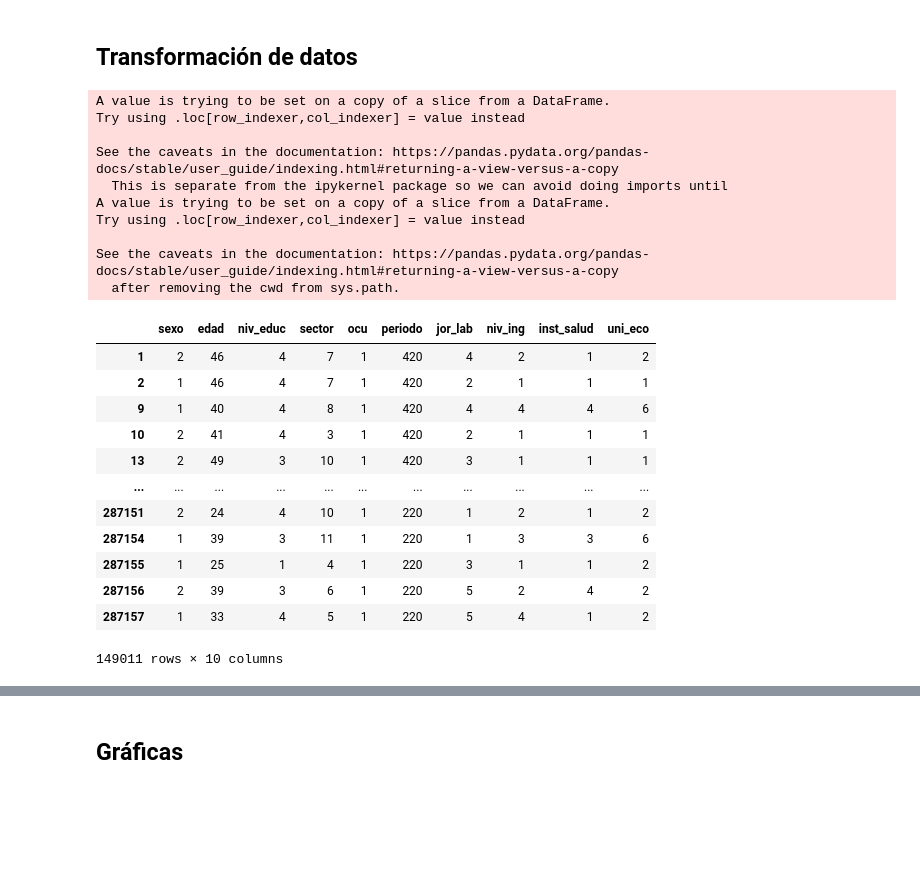
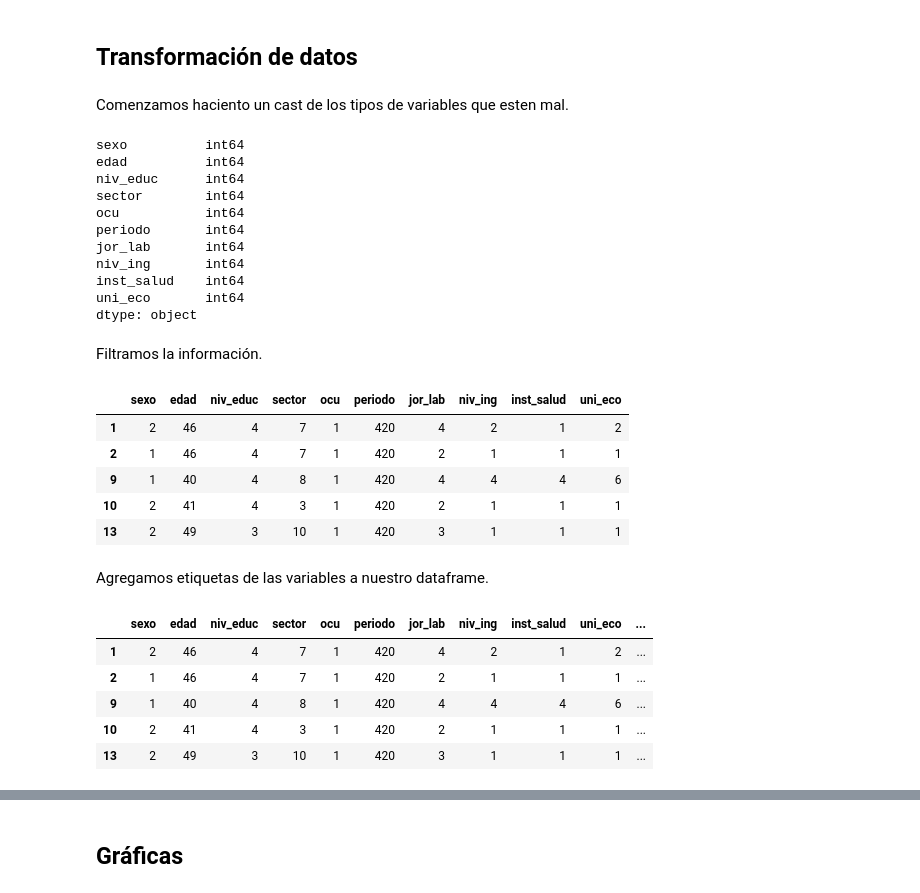
Before and after one commit to Walt9819/factores-impacto-desempleo-mexico, a Jupyter notebook: Python/FactoresDeImpactoEnDesempleoMX.ipynb, the cells around one changed output, grey strips where cells are left out. Cells and saved outputs as stored; diff of their text form; code cells hidden in the pictures; blank space fills up the shorter version.

```diff
--- a/Python/FactoresDeImpactoEnDesempleoMX.ipynb
+++ b/Python/FactoresDeImpactoEnDesempleoMX.ipynb
@@ -226,25 +211,30 @@ dtype: int64
 # %%
  # Eliminar filas con NaN
-
-df = df.dropna(axis=0, how='any')
+df.dropna(axis=0, how='any',inplace=True)
 # %% [markdown]
 ## Transformación de datos
+# %% [markdown]
+Comenzamos haciento un cast de los tipos de variables que esten mal.
 # %%
 # Transformacion de datos float a int
-
 df['sexo'] = df['sexo'].astype(int)
 df['edad'] = df['edad'].astype(int)
+
+df.dtypes
 # %% [output]
-A value is trying to be set on a copy of a slice from a DataFrame.
-Try using .loc[row_indexer,col_indexer] = value instead
-
-See the caveats in the documentation: https://pandas.pydata.org/pandas-docs/stable/user_guide/indexing.html#returning-a-view-versus-a-copy
-  This is separate from the ipykernel package so we can avoid doing imports until
-A value is trying to be set on a copy of a slice from a DataFrame.
-Try using .loc[row_indexer,col_indexer] = value instead
-
-See the caveats in the documentation: https://pandas.pydata.org/pandas-docs/stable/user_guide/indexing.html#returning-a-view-versus-a-copy
-  after removing the cwd from sys.path.
+sexo          int64
+edad          int64
+niv_educ      int64
+sector        int64
+ocu           int64
+periodo       int64
+jor_lab       int64
+niv_ing       int64
+inst_salud    int64
+uni_eco       int64
+dtype: object
+# %% [markdown]
+Filtramos la información.
 # %%
 # Filtros:
 
@@ -281,22 +271,17 @@ filtro_uni_eco = df['uni_eco']<7
 # Unión de filtros
 
 df = df[ocupadas & mayores_15 & menores_65 & filtro_niv_educ & filtro_jor_lab & filtro_niv_ing & filtro_inst_salud & filtro_uni_eco]
+
+df.head()
+# %% [output]
+|  | sexo | edad | niv_educ | sector | ocu | periodo | jor_lab | niv_ing | inst_salud | uni_eco |
+| 1 | 2 | 46 | 4 | 7 | 1 | 420 | 4 | 2 | 1 | 2 |
+| 2 | 1 | 46 | 4 | 7 | 1 | 420 | 2 | 1 | 1 | 1 |
+| 9 | 1 | 40 | 4 | 8 | 1 | 420 | 4 | 4 | 4 | 6 |
+| 10 | 2 | 41 | 4 | 3 | 1 | 420 | 2 | 1 | 1 | 1 |
+| 13 | 2 | 49 | 3 | 10 | 1 | 420 | 3 | 1 | 1 | 1 |
-# %%
-df
-# %% [output]
-|  | sexo | edad | niv_educ | sector | ocu | periodo | jor_lab | niv_ing | inst_salud | uni_eco |
-| 1 | 2 | 46 | 4 | 7 | 1 | 420 | 4 | 2 | 1 | 2 |
-| 2 | 1 | 46 | 4 | 7 | 1 | 420 | 2 | 1 | 1 | 1 |
-| 9 | 1 | 40 | 4 | 8 | 1 | 420 | 4 | 4 | 4 | 6 |
-| 10 | 2 | 41 | 4 | 3 | 1 | 420 | 2 | 1 | 1 | 1 |
-| 13 | 2 | 49 | 3 | 10 | 1 | 420 | 3 | 1 | 1 | 1 |
-| ... | ... | ... | ... | ... | ... | ... | ... | ... | ... | ... |
-| 287151 | 2 | 24 | 4 | 10 | 1 | 220 | 1 | 2 | 1 | 2 |
-| 287154 | 1 | 39 | 3 | 11 | 1 | 220 | 1 | 3 | 3 | 6 |
-| 287155 | 1 | 25 | 1 | 4 | 1 | 220 | 3 | 1 | 1 | 2 |
-| 287156 | 2 | 39 | 3 | 6 | 1 | 220 | 5 | 2 | 4 | 2 |
-| 287157 | 1 | 33 | 4 | 5 | 1 | 220 | 5 | 4 | 1 | 2 |
-149011 rows × 10 columns
+# %% [markdown]
+Agregamos etiquetas de las variables a nuestro dataframe.
 # %%
 # Etiquetas de variables
 
@@ -346,30 +331,39 @@ codigo_ingresos = {
     4 : 'Más de 3 hasta 5 salarios mínimos',
     5 : 'Más de 5 salarios mínimos',
     6 : 'No recibe ingresos'
 }
 
 df['ingresos_label'] = df['niv_ing'].map(codigo_ingresos)
 
 
 # Institucion de salud
 codigo_salud = {
     1 : 'Sin prestaciones',
     2 : 'Solo acceso a instituciones de salud',
     3 : 'Acceso de instituciones de salud y otras prestaciones',
     4 : 'No tiene acceso a instituciones de salud, pero si a otras prestaciones'
 }
 
 df['inst_salud_label'] = df['inst_salud'].map(codigo_salud)
 
 
 # Tamaño unidad económica
 codigo_unidad = {
     1 : 'Micro',
     2 : 'Micro',
     3 : 'Micro',
     4 : 'Pequeña',
     5 : 'Pequeña',
     6 : 'Mediana-Grande',
 }
 
 df['uni_eco_label'] = df['uni_eco'].map(codigo_unidad)
+
+df.head()
+# %% [output]
+|  | sexo | edad | niv_educ | sector | ocu | periodo | jor_lab | niv_ing | inst_salud | uni_eco | ... |
+| 1 | 2 | 46 | 4 | 7 | 1 | 420 | 4 | 2 | 1 | 2 | ... |
+| 2 | 1 | 46 | 4 | 7 | 1 | 420 | 2 | 1 | 1 | 1 | ... |
+| 9 | 1 | 40 | 4 | 8 | 1 | 420 | 4 | 4 | 4 | 6 | ... |
+| 10 | 2 | 41 | 4 | 3 | 1 | 420 | 2 | 1 | 1 | 1 | ... |
+| 13 | 2 | 49 | 3 | 10 | 1 | 420 | 3 | 1 | 1 | 1 | ... |
```
Also changed, not shown: parts of 12 cells of this notebook.
